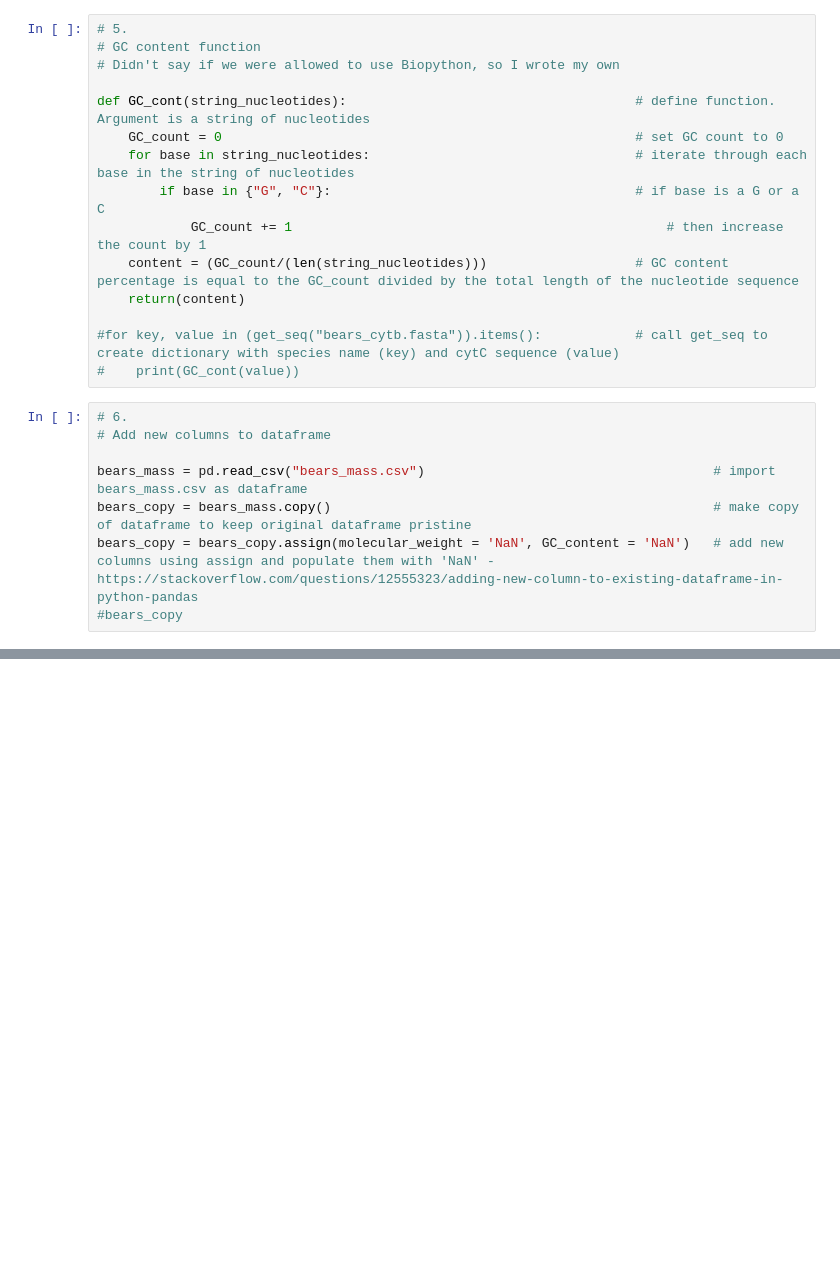
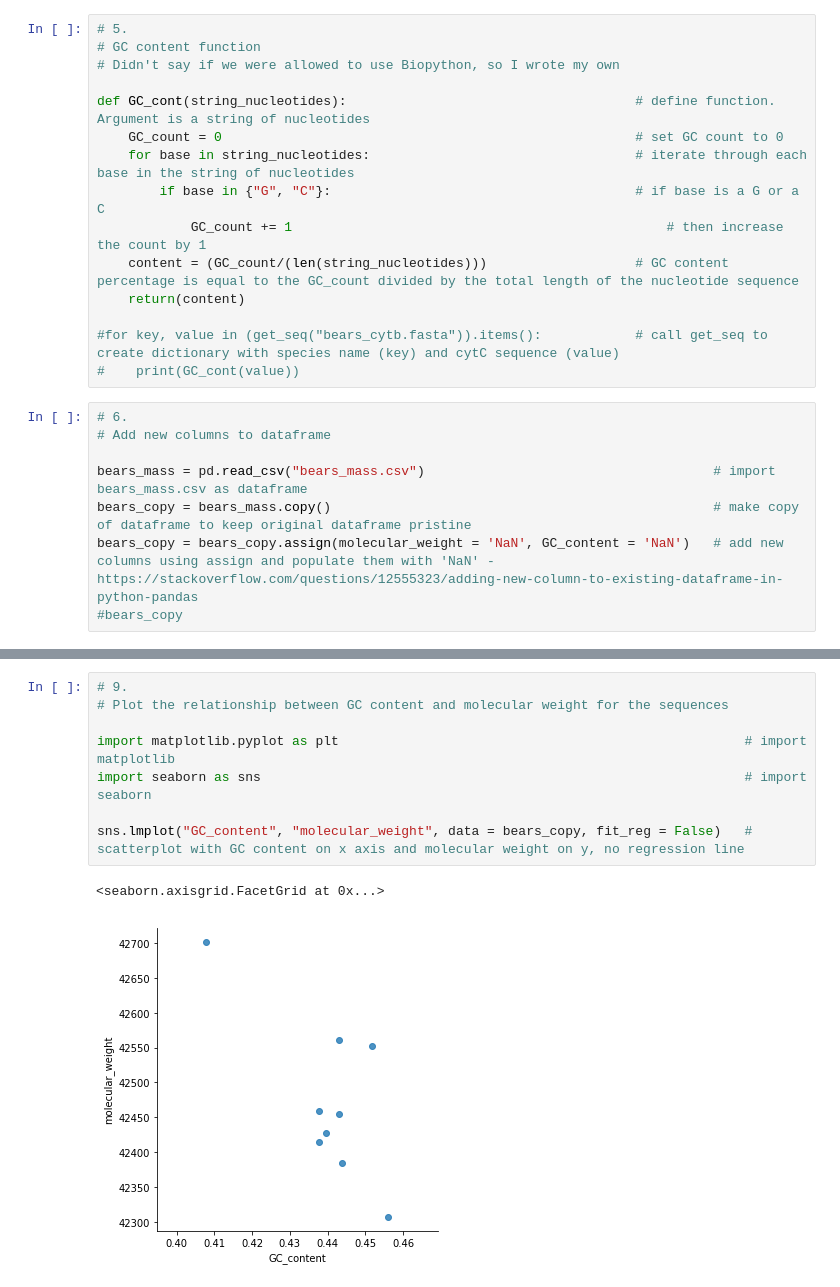
Before and after one commit to benc347/Python-Assignment, a Jupyter notebook: Python Assignment - Cortes.ipynb, the cells around one changed output, grey strips where cells are left out. Saved outputs shown, nothing was run; the diff lists cells and outputs as text; blank space fills up the shorter version.

```diff
--- a/Python Assignment - Cortes.ipynb
+++ b/Python Assignment - Cortes.ipynb
@@ -128,0 +151,11 @@ bears_copy
+# %%
+# 9.
+# Plot the relationship between GC content and molecular weight for the sequences
+
+import matplotlib.pyplot as plt                                                    # import matplotlib
+import seaborn as sns                                                              # import seaborn
+
+sns.lmplot("GC_content", "molecular_weight", data = bears_copy, fit_reg = False)   # scatterplot with GC content on x axis and molecular weight on y, no regression line
+# %% [output]
+<seaborn.axisgrid.FacetGrid at 0x...>
+[figure, added]
```
Also changed, not shown: parts of 3 cells of this notebook, 1 other file.
